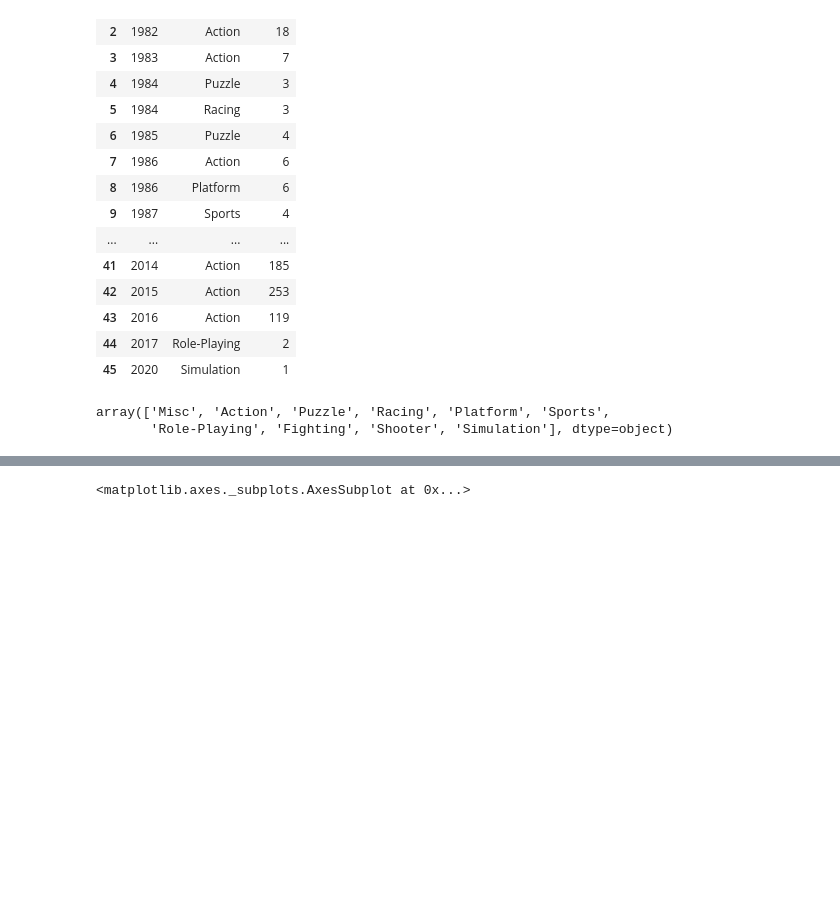
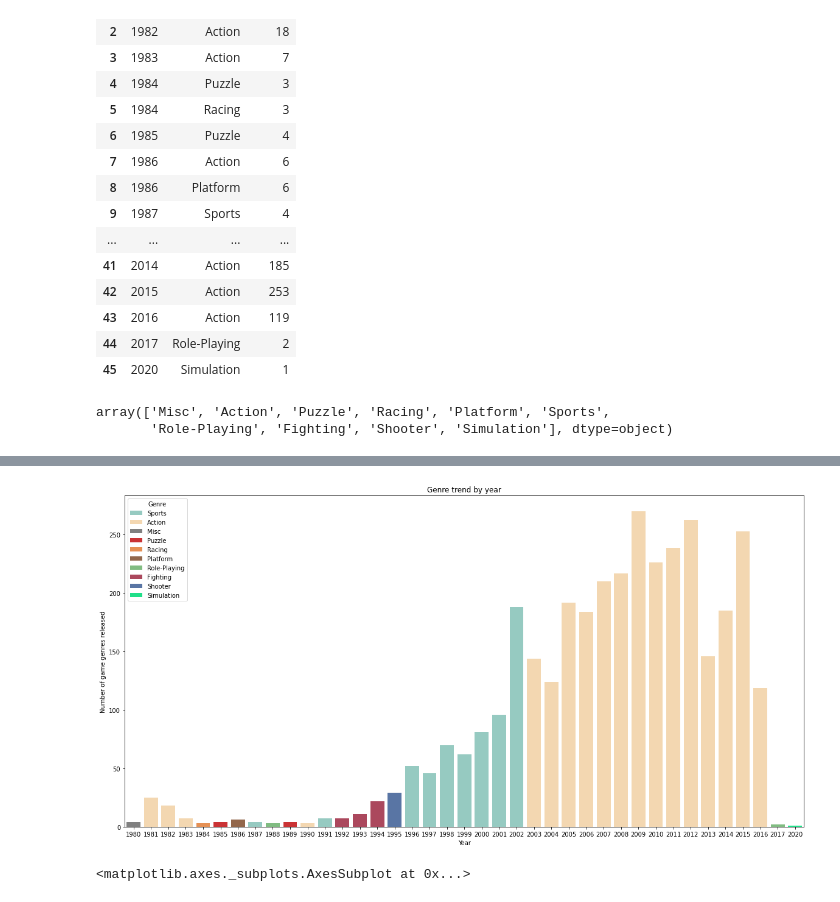
Before and after one commit to sh00-git/Project1-what-games-to-design-in-the-next-quarter, a Jupyter notebook: AI_14_박송희_Section1.ipynb, the cells around one changed output, grey strips where cells are left out. Cells and saved outputs as stored; diff of their text form; code cells hidden in the pictures; blank space fills up the shorter version.

```diff
--- a/AI_14_박송희_Section1.ipynb
+++ b/AI_14_박송희_Section1.ipynb
@@ -782,3 +803,27 @@ plt.show()
+# %%
+custom_palette = sns.color_palette("Paired", 10)
+# sns.palplot(custom_palette[0])
+
+plt.figure(figsize=(20, 10))
+sns.barplot(x='Year', y='Count', hue='Genre', data=finall_year_genre_df, hue_order=['Sports'], palette='Set3')
+sns.barplot(x='Year', y='Count', hue='Genre', data=finall_year_genre_df, hue_order=['Action'], palette='Pastel1_r')
+sns.barplot(x='Year', y='Count', hue='Genre', data=finall_year_genre_df, hue_order=['Misc'], palette='gray')
+sns.barplot(x='Year', y='Count', hue='Genre', data=finall_year_genre_df, hue_order=['Puzzle'], palette='Paired_r')
+sns.barplot(x='Year', y='Count', hue='Genre', data=finall_year_genre_df, hue_order=['Racing'], palette='Oranges')
+sns.barplot(x='Year', y='Count', hue='Genre', data=finall_year_genre_df, hue_order=['Platform'], palette='copper')
+sns.barplot(x='Year', y='Count', hue='Genre', data=finall_year_genre_df, hue_order=['Role-Playing'], palette='YlGn')
+sns.barplot(x='Year', y='Count', hue='Genre', data=finall_year_genre_df, hue_order=['Fighting'], palette='inferno')
+sns.barplot(x='Year', y='Count', hue='Genre', data=finall_year_genre_df, hue_order=['Shooter'], palette='deep')
+sns.barplot(x='Year', y='Count', hue='Genre', data=finall_year_genre_df, hue_order=['Simulation'], palette='gist_rainbow')
+
+# plt.title('연도별 장르 트렌드')
+plt.title('Genre trend by year')
+# plt.xlabel('연도')
+# plt.ylabel('출시된 게임 장르 수')
+plt.ylabel('Number of game genres released')
+plt.show()
+# %% [output]
+[figure, added]
 # %%
 plt.figure(figsize=(20,10))
 sns.barplot(x='Year', y='Count', data=finall_year_genre_df, palette='Set3')
```
Also changed, not shown: parts of 18 cells of this notebook.
